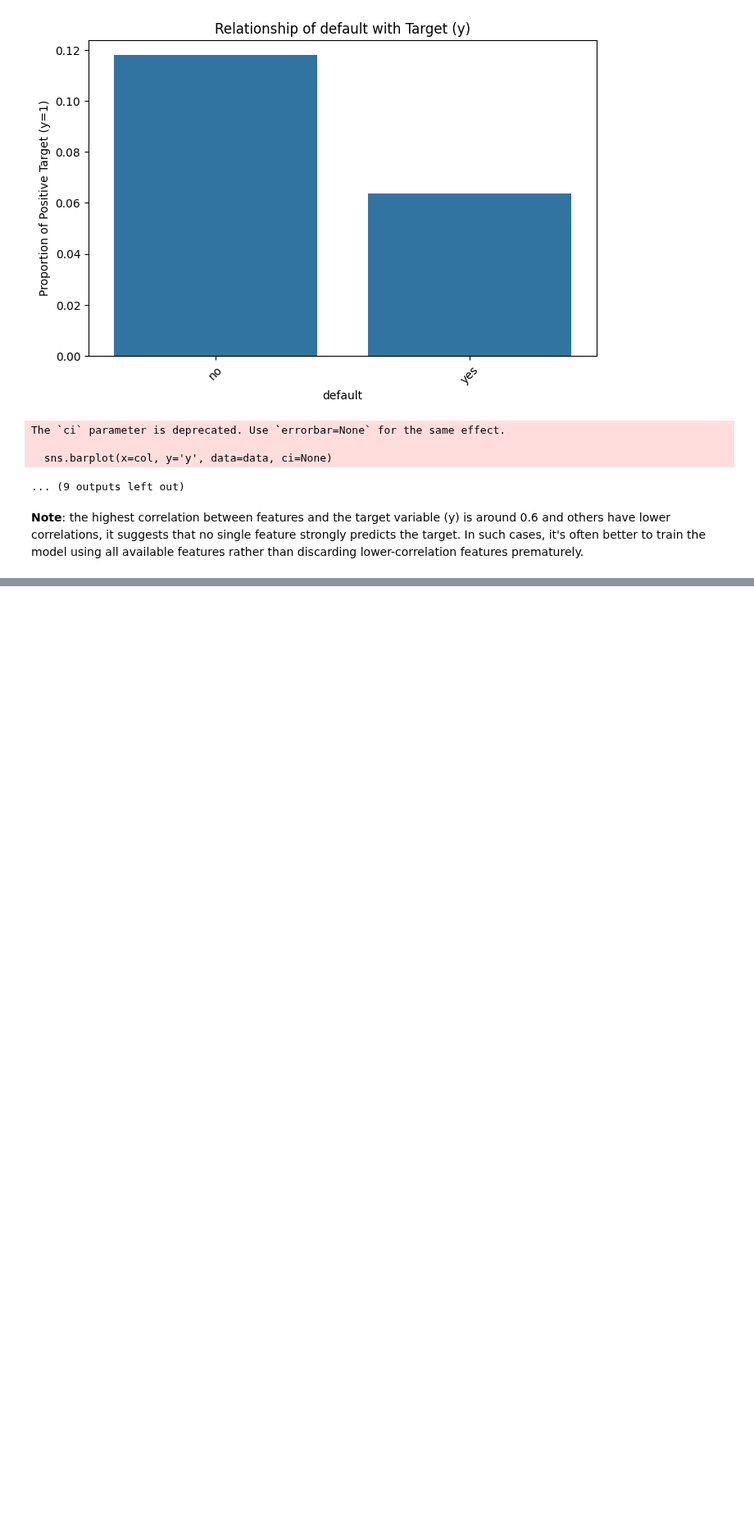
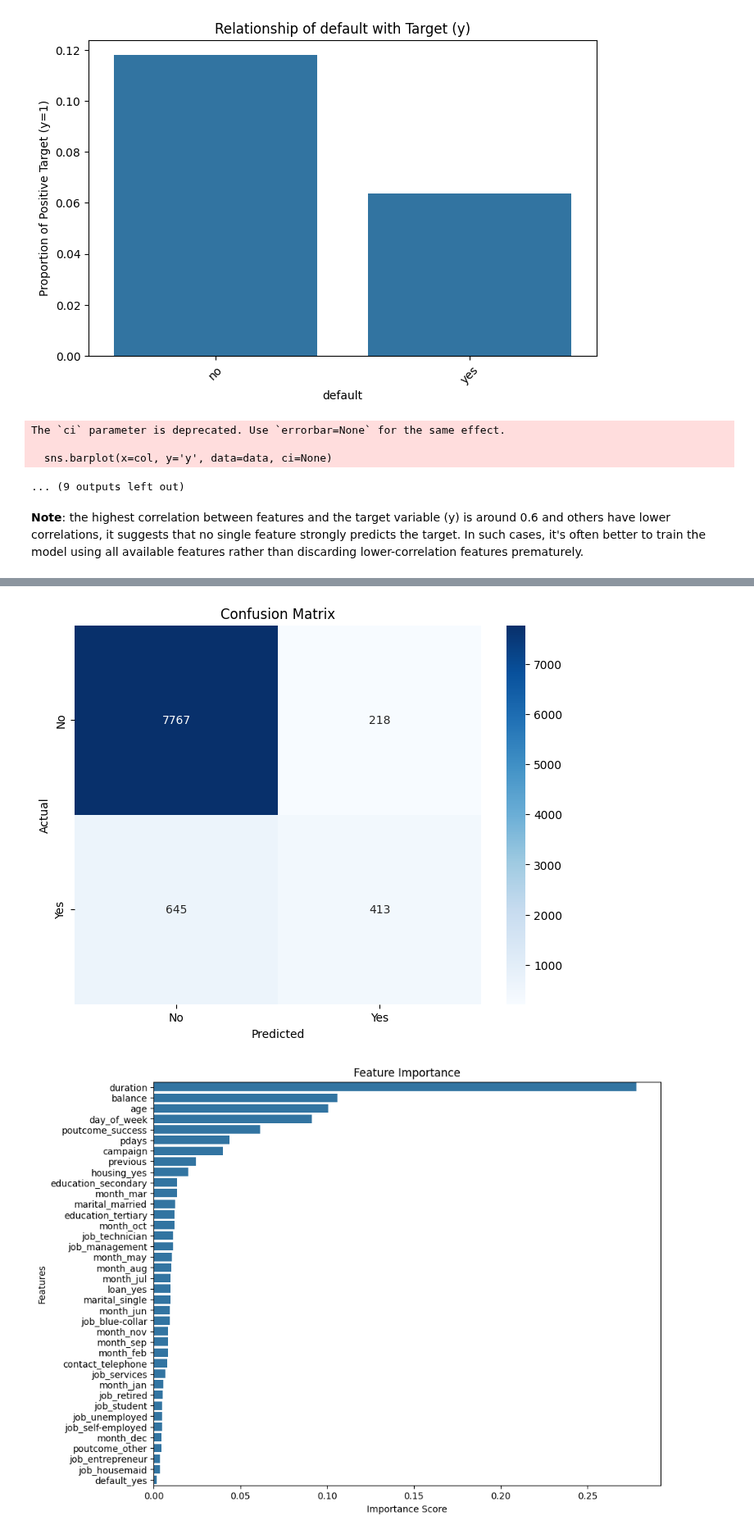
Before and after one commit to S-Tissera/CM2604_, a Jupyter notebook: CM2604.ipynb, the cells around one changed output, grey strips where cells are left out. Shown at 82% size. Drawn from its saved outputs; the diff is of its cells as text; code cells hidden in the pictures; blank space fills up the shorter version.

Commit message:
Random Forest Classification Algorithm for Dataset

```diff
--- a/CM2604.ipynb
+++ b/CM2604.ipynb
@@ -381,0 +378,72 @@ weighted avg       1.00      1.00      1.00      5614
+# %%
+import pandas as pd
+import numpy as np
+from sklearn.ensemble import RandomForestClassifier
+from sklearn.model_selection import train_test_split
+from sklearn.metrics import classification_report, confusion_matrix, accuracy_score
+import matplotlib.pyplot as plt
+import seaborn as sns
+
+# Step 1: Load and Preprocess the Data
+from ucimlrepo import fetch_ucirepo
+bank_marketing = fetch_ucirepo(id=222)
+
+# Combine features and target
+X = bank_marketing.data.features
+y = bank_marketing.data.targets
+data = pd.concat([X, y], axis=1)
+
+# Convert target variable to binary (1 = yes, 0 = no)
+data['y'] = data['y'].apply(lambda x: 1 if x == 'yes' else 0)
+
+# Step 2: Prepare Features (X) and Target (y)
+X = data.drop(columns=['y'])  # All features except the target
+y = data['y']  # Target variable
+
+# Convert categorical features into dummy/one-hot encoded variables
+X = pd.get_dummies(X, drop_first=True)
+
+# Step 3: Split the Dataset into Training and Testing Sets
+X_train, X_test, y_train, y_test = train_test_split(X, y, test_size=0.2, random_state=42, stratify=y)
+
+# Step 4: Train the Random Forest Model
+rf_model = RandomForestClassifier(n_estimators=100, max_depth=None, random_state=42)  # 100 trees
+rf_model.fit(X_train, y_train)
+
+# Step 5: Evaluate the Model
+# Predict on the test set
+y_pred = rf_model.predict(X_test)
+
+# Print Classification Report
+print("\nClassification Report:")
+print(classification_report(y_test, y_pred))
+
+# Calculate Accuracy
+accuracy = accuracy_score(y_test, y_pred)
+print(f"\nAccuracy: {accuracy:.4f}")
+
+# Confusion Matrix
+conf_matrix = confusion_matrix(y_test, y_pred)
+plt.figure(figsize=(8, 6))
+sns.heatmap(conf_matrix, annot=True, fmt='d', cmap='Blues', xticklabels=['No', 'Yes'], yticklabels=['No', 'Yes'])
+plt.title("Confusion Matrix")
+plt.xlabel("Predicted")
+plt.ylabel("Actual")
+plt.show()
+
+# Step 6: Feature Importance
+# Extract feature importance scores
+feature_importances = rf_model.feature_importances_
+
+# Visualize Feature Importances
+importance_df = pd.DataFrame({'Feature': X.columns, 'Importance': feature_importances})
+importance_df = importance_df.sort_values(by='Importance', ascending=False)
+
+# Plot
+plt.figure(figsize=(10, 8))
+sns.barplot(x='Importance', y='Feature', data=importance_df)
+plt.title("Feature Importance")
+plt.xlabel("Importance Score")
+plt.ylabel("Features")
+plt.show()
+# %% [output]
@@ -381,0 +462,2 @@ weighted avg       1.00      1.00      1.00      5614
+[figure, added]
+[figure, added]
```
Also changed, not shown: parts of 6 cells of this notebook.
